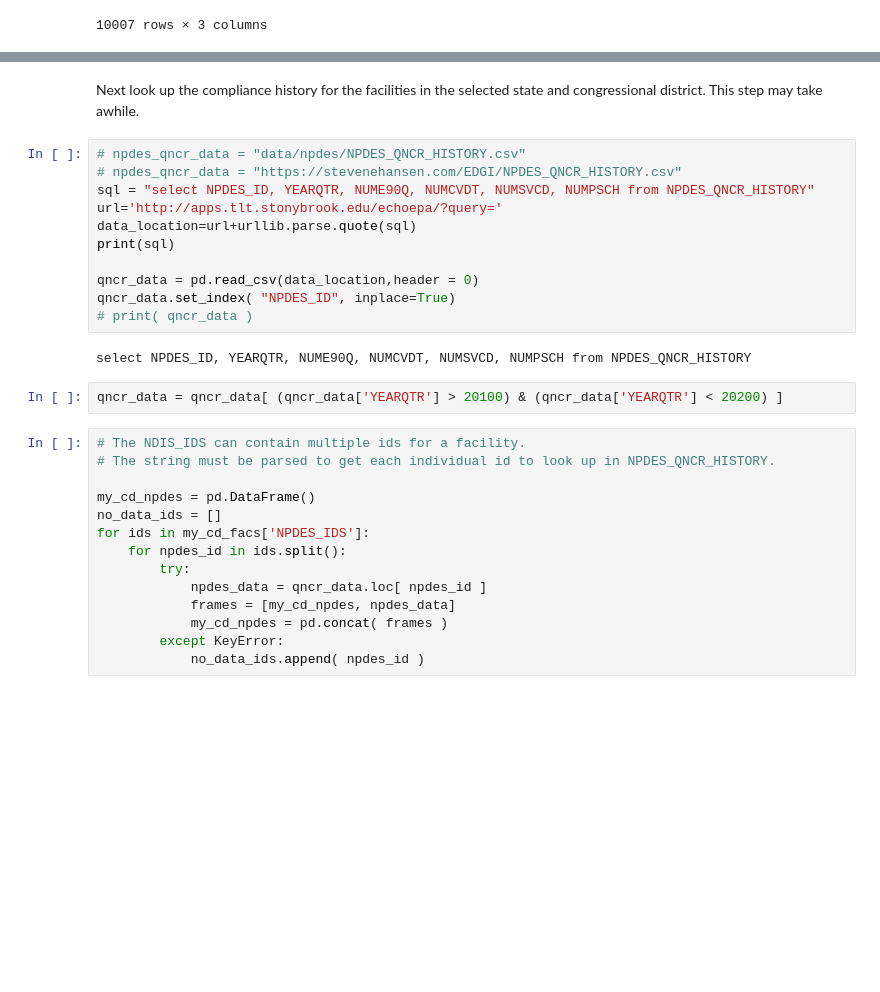
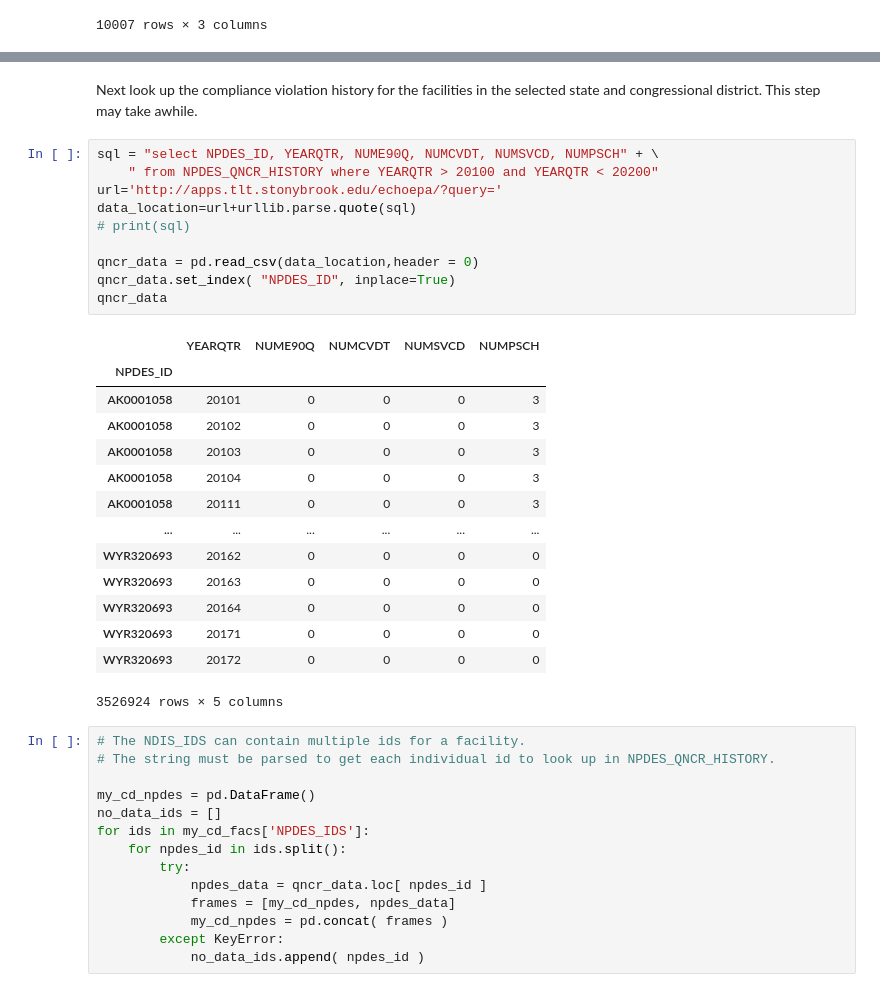
Before and after one commit to edgi-govdata-archiving/ECHO-Clean-Water-Act, a Jupyter notebook: echo-cwa-compliance-violations.ipynb, the cells around one changed output, grey strips where cells are left out. Cells and saved outputs as stored; diff of their text form; blank space fills up the shorter version.

```diff
--- a/echo-cwa-compliance-violations.ipynb
+++ b/echo-cwa-compliance-violations.ipynb
@@ -152,21 +121,31 @@ There are 1549 NDIS facilities in WA district 1 tracked in the ECHO database.
 # %% [markdown]
-Next look up the compliance history for the facilities in the selected
+Next look up the compliance violation history for the facilities in the selected
 state and congressional district.  This step may take awhile.
 # %%
-# npdes_qncr_data = "data/npdes/NPDES_QNCR_HISTORY.csv"
-# npdes_qncr_data = "https://stevenehansen.com/EDGI/NPDES_QNCR_HISTORY.csv"
-sql = "select NPDES_ID, YEARQTR, NUME90Q, NUMCVDT, NUMSVCD, NUMPSCH from NPDES_QNCR_HISTORY"
+sql = "select NPDES_ID, YEARQTR, NUME90Q, NUMCVDT, NUMSVCD, NUMPSCH" + \
+    " from NPDES_QNCR_HISTORY where YEARQTR > 20100 and YEARQTR < 20200"
 url='http://apps.tlt.stonybrook.edu/echoepa/?query='
 data_location=url+urllib.parse.quote(sql)
-print(sql)
+# print(sql)
 
 qncr_data = pd.read_csv(data_location,header = 0)
 qncr_data.set_index( "NPDES_ID", inplace=True)
-# print( qncr_data )
+qncr_data
 # %% [output]
+|  | YEARQTR | NUME90Q | NUMCVDT | NUMSVCD | NUMPSCH |
+| NPDES_ID |  |  |  |  |  |
+| AK0001058 | 20101 | 0 | 0 | 0 | 3 |
+| AK0001058 | 20102 | 0 | 0 | 0 | 3 |
+| AK0001058 | 20103 | 0 | 0 | 0 | 3 |
+| AK0001058 | 20104 | 0 | 0 | 0 | 3 |
+| AK0001058 | 20111 | 0 | 0 | 0 | 3 |
+| ... | ... | ... | ... | ... | ... |
+| WYR320693 | 20162 | 0 | 0 | 0 | 0 |
+| WYR320693 | 20163 | 0 | 0 | 0 | 0 |
+| WYR320693 | 20164 | 0 | 0 | 0 | 0 |
+| WYR320693 | 20171 | 0 | 0 | 0 | 0 |
+| WYR320693 | 20172 | 0 | 0 | 0 | 0 |
-select NPDES_ID, YEARQTR, NUME90Q, NUMCVDT, NUMSVCD, NUMPSCH from NPDES_QNCR_HISTORY
+3526924 rows × 5 columns
-# %%
-qncr_data = qncr_data[ (qncr_data['YEARQTR'] > 20100) & (qncr_data['YEARQTR'] < 20200) ]
 # %%
 # The NDIS_IDS can contain multiple ids for a facility.
 # The string must be parsed to get each individual id to look up in NPDES_QNCR_HISTORY.
```
Also changed, not shown: parts of 15 cells of this notebook.
